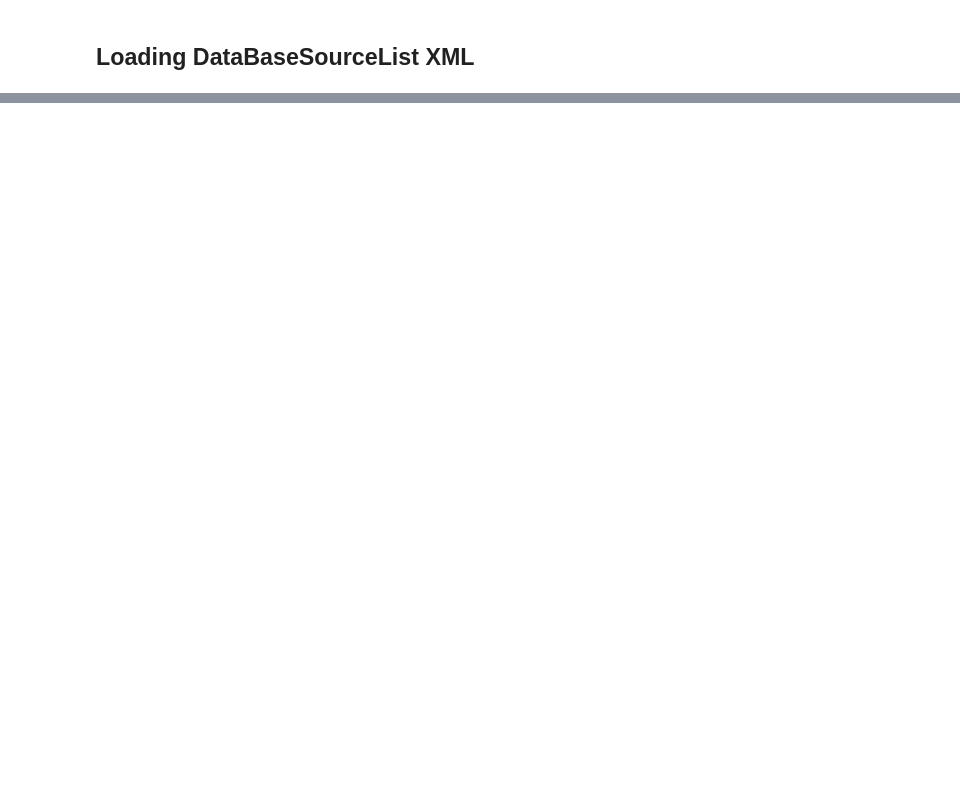
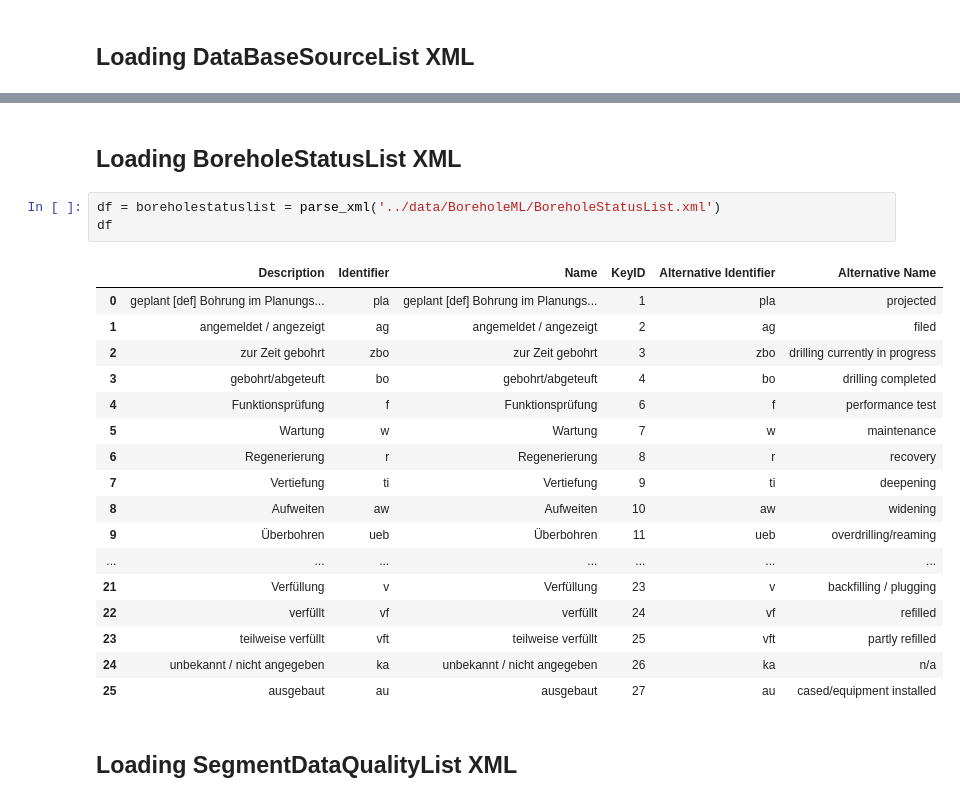
Before and after one commit to AlexanderJuestel/pyborehole, a Jupyter notebook: notebooks/boreholeml_parsers.ipynb, the cells around one changed output, grey strips where cells are left out. Saved outputs shown, nothing was run; the diff lists cells and outputs as text; blank space fills up the shorter version.

```diff
--- a/notebooks/boreholeml_parsers.ipynb
+++ b/notebooks/boreholeml_parsers.ipynb
@@ -45,3 +45,28 @@ databases
 | 15 | Bohrdatenbank Berlin | BDBE | Bohrdatenbank Berlin | 16 | BDBE | borehole database of Berlin |
 | 16 | Bohrdatenbank Bremen | BDHB | Bohrdatenbank Bremen | 17 | BDHB | borehole database of Bremen |
 | 17 | Bohrdatenbank Saarland | BDSL | Bohrdatenbank Saarland | 18 | BDSL | borehole database of Saarland |
+# %% [markdown]
+## Loading BoreholeStatusList XML
+# %%
+df = boreholestatuslist = parse_xml('../data/BoreholeML/BoreholeStatusList.xml')
+df
+# %% [output]
+|  | Description | Identifier | Name | KeyID | Alternative Identifier | Alternative Name |
+| 0 | geplant [def] Bohrung im Planungs... | pla | geplant [def] Bohrung im Planungs... | 1 | pla | projected |
+| 1 | angemeldet / angezeigt | ag | angemeldet / angezeigt | 2 | ag | filed |
+| 2 | zur Zeit gebohrt | zbo | zur Zeit gebohrt | 3 | zbo | drilling currently in progress |
+| 3 | gebohrt/abgeteuft | bo | gebohrt/abgeteuft | 4 | bo | drilling completed |
+| 4 | Funktionsprüfung | f | Funktionsprüfung | 6 | f | performance test |
+| 5 | Wartung | w | Wartung | 7 | w | maintenance |
+| 6 | Regenerierung | r | Regenerierung | 8 | r | recovery |
+| 7 | Vertiefung | ti | Vertiefung | 9 | ti | deepening |
+| 8 | Aufweiten | aw | Aufweiten | 10 | aw | widening |
+| 9 | Überbohren | ueb | Überbohren | 11 | ueb | overdrilling/reaming |
+| ... | ... | ... | ... | ... | ... | ... |
+| 21 | Verfüllung | v | Verfüllung | 23 | v | backfilling / plugging |
+| 22 | verfüllt | vf | verfüllt | 24 | vf | refilled |
+| 23 | teilweise verfüllt | vft | teilweise verfüllt | 25 | vft | partly refilled |
+| 24 | unbekannt / nicht angegeben | ka | unbekannt / nicht angegeben | 26 | ka | n/a |
+| 25 | ausgebaut | au | ausgebaut | 27 | au | cased/equipment installed |
+# %% [markdown]
+## Loading SegmentDataQualityList XML
```
Also changed, not shown: parts of 66 cells of this notebook, 1 other file.
